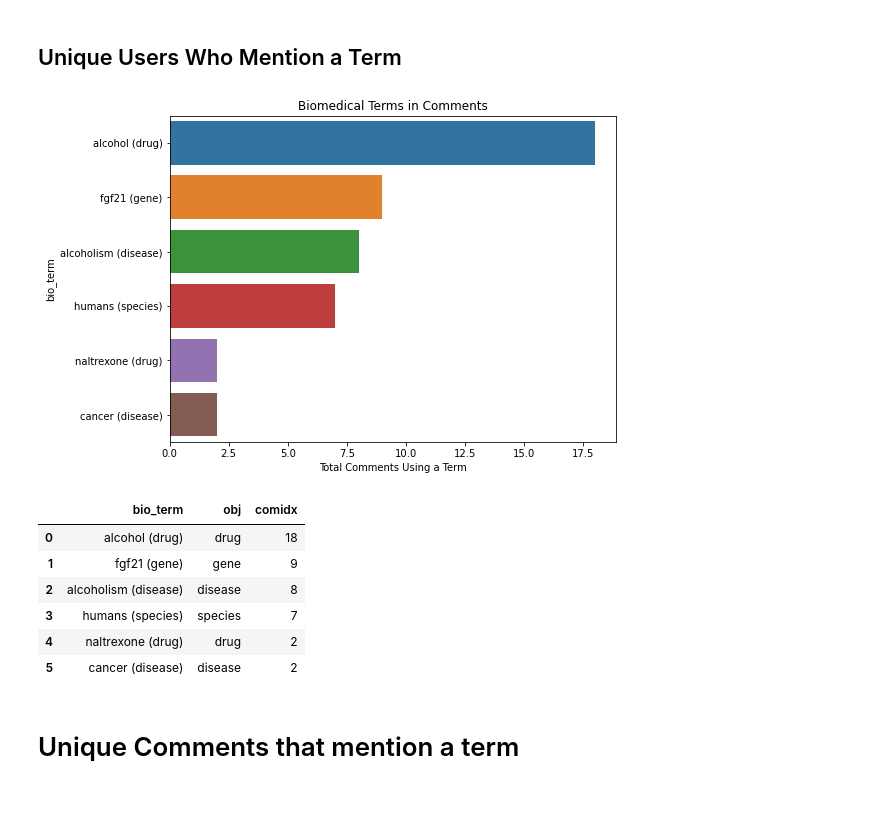
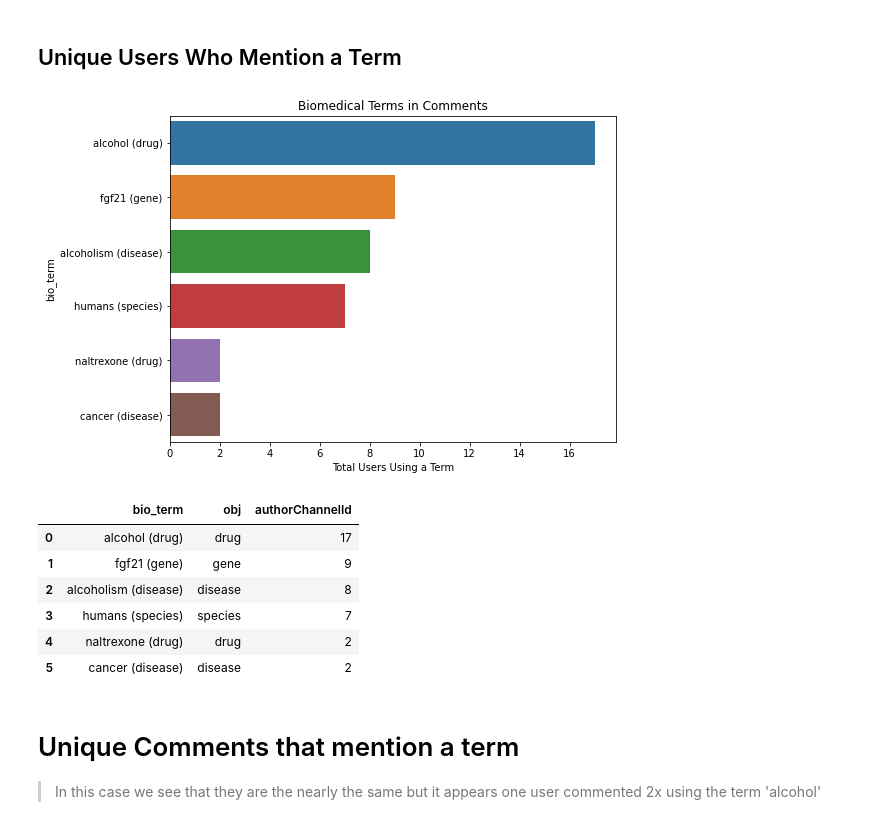
Before and after one commit to daveramseymusic/biobert-bern, a Jupyter notebook: nbs/01_found_my_fitness_bioBert_BERN.ipynb, the cells around one changed output. Drawn from its saved outputs; the diff is of its cells as text; code cells hidden in the pictures; blank space fills up the shorter version.

Commit message:
add infrequent terms

```diff
--- a/nbs/01_found_my_fitness_bioBert_BERN.ipynb
+++ b/nbs/01_found_my_fitness_bioBert_BERN.ipynb
@@ -51,2 +43,2 @@ Index(['vid_id', 'vid_channel_id', 'vid_deets', 'vid_response', 'title',
 # %%
-coms = create_com_with_idx(coms)
+coms = create_com_with_idx(coms); coms.tail(2)
@@ -266,18 +241,19 @@ df['bio_term'] = df.bio_term +' ('+df.obj +')'
 # %% [markdown]
 ## Unique Users Who Mention a Term
 # %%
-dfwords = group_bio_words_com_count(df, 'bio_term',mention_min=2)
-plot_bio_terms(x=dfwords.comidx ,y=dfwords.bio_term, xlabel='Total Comments Using a Term')
+dfwords = group_bio_words_author_count(df, 'bio_term',mention_min=2)
+plot_bio_terms(x=dfwords.authorChannelId ,y=dfwords.bio_term, xlabel='Total Users Using a Term')
 dfwords
 # %% [output]
-[figure, old version]
+[figure, new version]
-|  | bio_term | obj | comidx |
-| 0 | alcohol (drug) | drug | 18 |
+|  | bio_term | obj | authorChannelId |
+| 0 | alcohol (drug) | drug | 17 |
 | 1 | fgf21 (gene) | gene | 9 |
 | 2 | alcoholism (disease) | disease | 8 |
 | 3 | humans (species) | species | 7 |
 | 4 | naltrexone (drug) | drug | 2 |
 | 5 | cancer (disease) | disease | 2 |
-# %% [markdown]
-# Unique Comments that mention a term
+# %% [markdown]
+# Unique Comments that mention a term
+> In this case we see that they are the nearly the same but it appears one user commented 2x using the term 'alcohol'
 # %%
```
Also changed, not shown: parts of 17 cells of this notebook.
